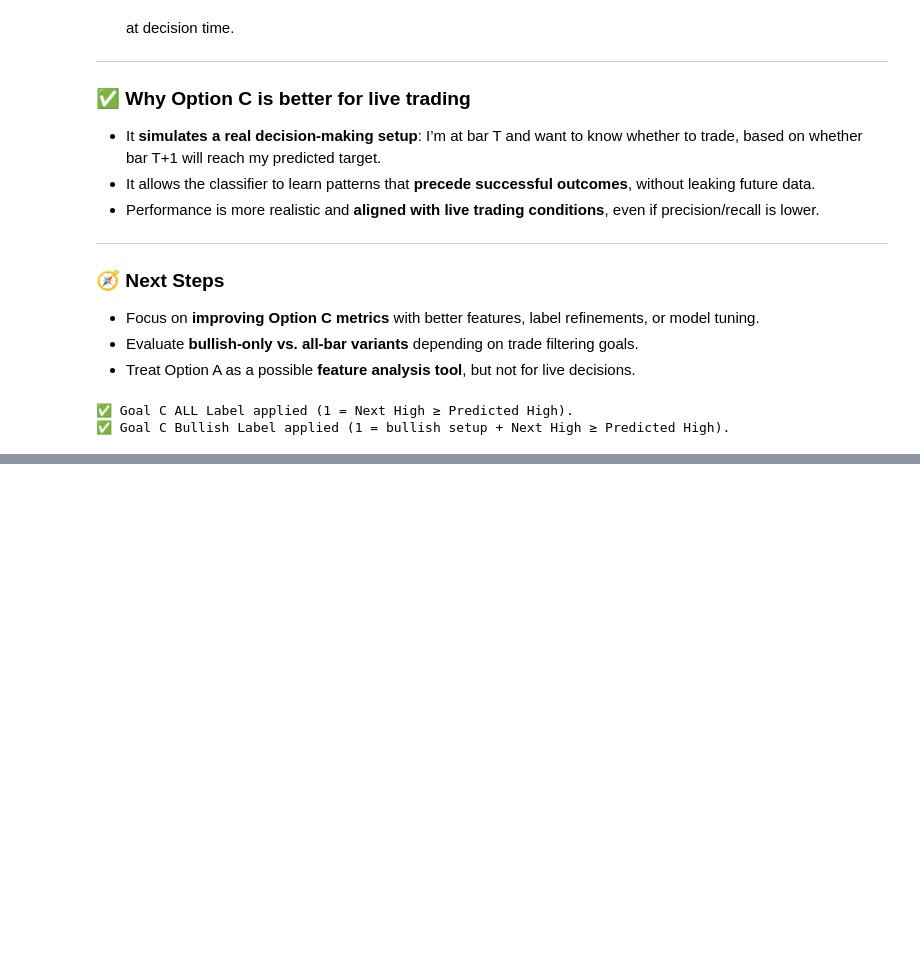
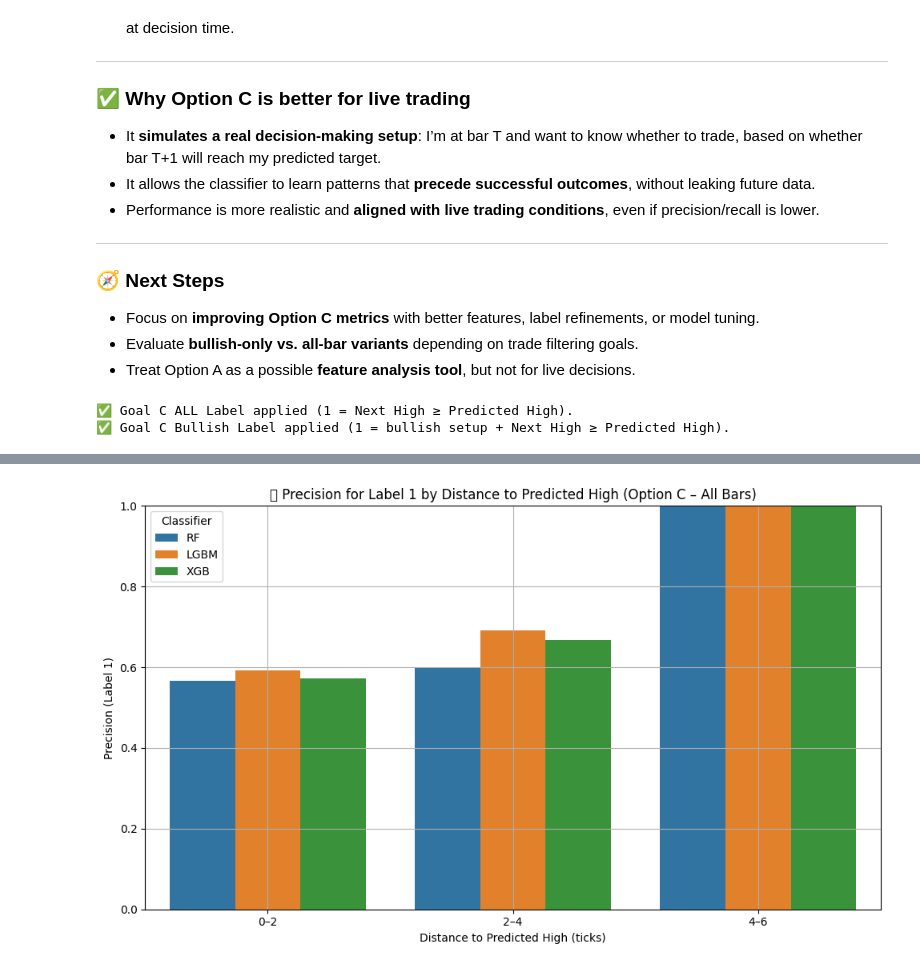
Before and after one commit to OfirItzhaky/intra-algo, a Jupyter notebook: backend/improving_classifiers.ipynb, the cells around one changed output, grey strips where cells are left out. Drawn from its saved outputs; the diff is of its cells as text; code cells hidden in the pictures; blank space fills up the shorter version.

Commit message:
trying more imprving to classifiers

```diff
--- a/backend/improving_classifiers.ipynb
+++ b/backend/improving_classifiers.ipynb
@@ -1541,8 +1555,8 @@ df_for_labeling_c = trainer.x_test_with_meta.copy()
 df_for_labeling_c["Predicted_High"] = trainer.predictions[:len(df_for_labeling_c)]
 
 # ✅ Apply Option C labels
-df_labeled_all = label_generator.long_good_bar_label_all_goal_c(df_for_labeling_c)
-df_labeled_bullish = label_generator.long_good_bar_label_bullish_only_goal_c(df_for_labeling_c)
+df_labeled_all_c = label_generator.long_good_bar_label_all_goal_c(df_for_labeling_c)
+df_labeled_bullish_c = label_generator.long_good_bar_label_bullish_only_goal_c(df_for_labeling_c)
 # %% [output]
 ✅ Goal C ALL Label applied (1 = Next High ≥ Predicted High).
 ✅ Goal C Bullish Label applied (1 = bullish setup + Next High ≥ Predicted High).
@@ -1628,17 +1737,17 @@ ValueError: The target 'y' needs to have more than 1 class. Got 1 class instead
 label_col = "long_good_bar_label"  # still the same for Option C
 
 # --- For ALL (Goal C) ---
-df_labeled_all_goal_c["Prev_Label"] = df_labeled_all_goal_c[label_col].shift(1)
+df_labeled_all_c["Prev_Label"] = df_labeled_all_c[label_col].shift(1)
 
 # --- For BULLISH (Goal C) ---
-df_labeled_bullish_goal_c["Prev_Label"] = df_labeled_bullish_goal_c[label_col].shift(1)
+df_labeled_bullish_c["Prev_Label"] = df_labeled_bullish_c[label_col].shift(1)
 
 # Drop rows with NaN in Prev_Label after shift
-df_labeled_all_goal_c = df_labeled_all_goal_c.dropna(subset=["Prev_Label"])
-df_labeled_bullish_goal_c = df_labeled_bullish_goal_c.dropna(subset=["Prev_Label"])
+df_labeled_all_c = df_labeled_all_c.dropna(subset=["Prev_Label"])
+df_labeled_bullish_c = df_labeled_bullish_c.dropna(subset=["Prev_Label"])
 
 # Convert Prev_Label to integer
-df_labeled_all_goal_c["Prev_Label"] = df_labeled_all_goal_c["Prev_Label"].astype(int)
-df_labeled_bullish_goal_c["Prev_Label"] = df_labeled_bullish_goal_c["Prev_Label"].astype(int)
+df_labeled_all_c["Prev_Label"] = df_labeled_all_c["Prev_Label"].astype(int)
+df_labeled_bullish_c["Prev_Label"] = df_labeled_bullish_c["Prev_Label"].astype(int)
 
 print("✅ Previous signal features added to both Option C labeled DataFrames.")
@@ -1644,0 +1918,67 @@ print("✅ Previous signal features added to both Option C labeled DataFrames.")
+# %%
+import pandas as pd
+import matplotlib.pyplot as plt
+import seaborn as sns
+from sklearn.metrics import precision_score
+
+# ✅ DEBUG: Check for index mismatch
+missing_idx = [i for i in X_test_all_goal_c.index if i not in trainer_c.x_test_with_meta.index]
+print(f"🔍 Missing timestamps in trainer_c.x_test_with_meta: {len(missing_idx)}")
+if missing_idx:
+    print("🧯 First few missing timestamps:", missing_idx[:5])
+
+# ✅ Fix: Align trainer_c.x_test_with_meta to valid test indices
+trainer_c.x_test_with_meta = trainer_c.x_test_with_meta.loc[
+    trainer_c.x_test_with_meta.index.intersection(X_test_all_goal_c.index)
+]
+
+# ✅ Use All Bars variant from Option C
+df_test_all_c = X_test_all_goal_c.copy()
+df_test_all_c["Close"] = trainer_c.x_test_with_meta["Close"]
+df_test_all_c["Predicted_High"] = trainer_c.x_test_with_meta["Predicted_High"]
+df_test_all_c["distance"] = df_test_all_c["Predicted_High"] - df_test_all_c["Close"]
+
+# ✅ Add true labels and predictions
+df_test_all_c["True_Label"] = y_test_all_goal_c.values
+df_test_all_c["Pred_RF"] = classifier_trainer_all_goal_c.rf_results["predictions"]
+df_test_all_c["Pred_LGBM"] = classifier_trainer_all_goal_c.lgbm_results["predictions"]
+df_test_all_c["Pred_XGB"] = classifier_trainer_all_goal_c.xgb_results["predictions"]
+
+# ✅ Define distance bins
+bins = [-float("inf"), 0, 2, 4, 6, 8, float("inf")]
+labels = ["<0", "0–2", "2–4", "4–6", "6–8", "8+"]
+df_test_all_c["distance_bin"] = pd.cut(df_test_all_c["distance"], bins=bins, labels=labels)
+
+# ✅ Calculate precision per bin per classifier
+results = []
+for model in ["Pred_RF", "Pred_LGBM", "Pred_XGB"]:
+    for bin_label in labels:
+        bin_data = df_test_all_c[df_test_all_c["distance_bin"] == bin_label]
+        if not bin_data.empty:
+            y_true = bin_data["True_Label"]
+            y_pred = bin_data[model]
+            prec = precision_score(y_true, y_pred, pos_label=1, zero_division=0)
+            results.append({
+                "Bin": bin_label,
+                "Model": model.replace("Pred_", ""),
+                "Precision_1": prec,
+                "Count": len(bin_data)
+            })
+
+df_precision_by_distance_all_c = pd.DataFrame(results)
+
+# ✅ Plot
+plt.figure(figsize=(10, 6))
+sns.barplot(data=df_precision_by_distance_all_c, x="Bin", y="Precision_1", hue="Model")
+plt.title("📈 Precision for Label 1 by Distance to Predicted High (Option C – All Bars)")
+plt.ylabel("Precision (Label 1)")
+plt.xlabel("Distance to Predicted High (ticks)")
+plt.ylim(0, 1)
+plt.grid(True)
+plt.legend(title="Classifier")
+plt.tight_layout()
+plt.show()
+
+# ✅ Optional: View results table
+df_precision_by_distance_all_c
+# %% [output]
@@ -1644,0 +1987 @@ print("✅ Previous signal features added to both Option C labeled DataFrames.")
+[figure, added]
```
Also changed, not shown: parts of 14 cells of this notebook, 6 other files.
